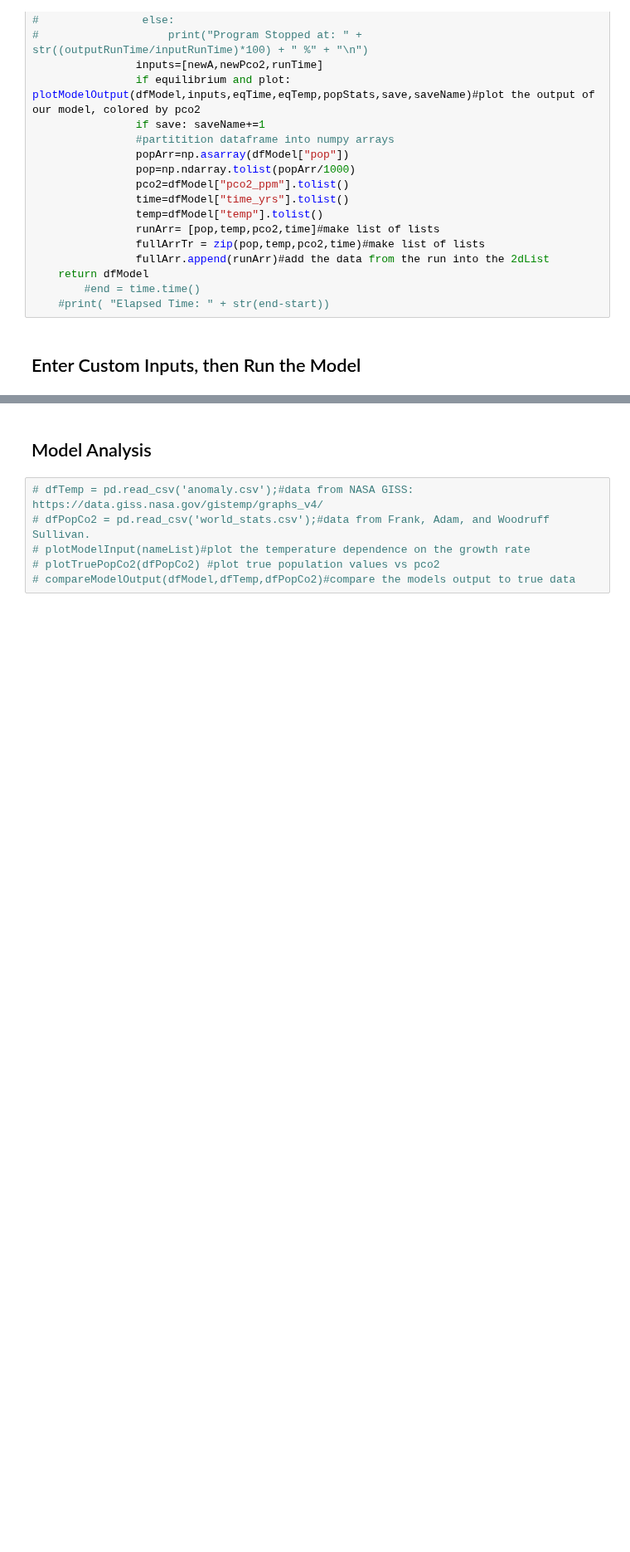
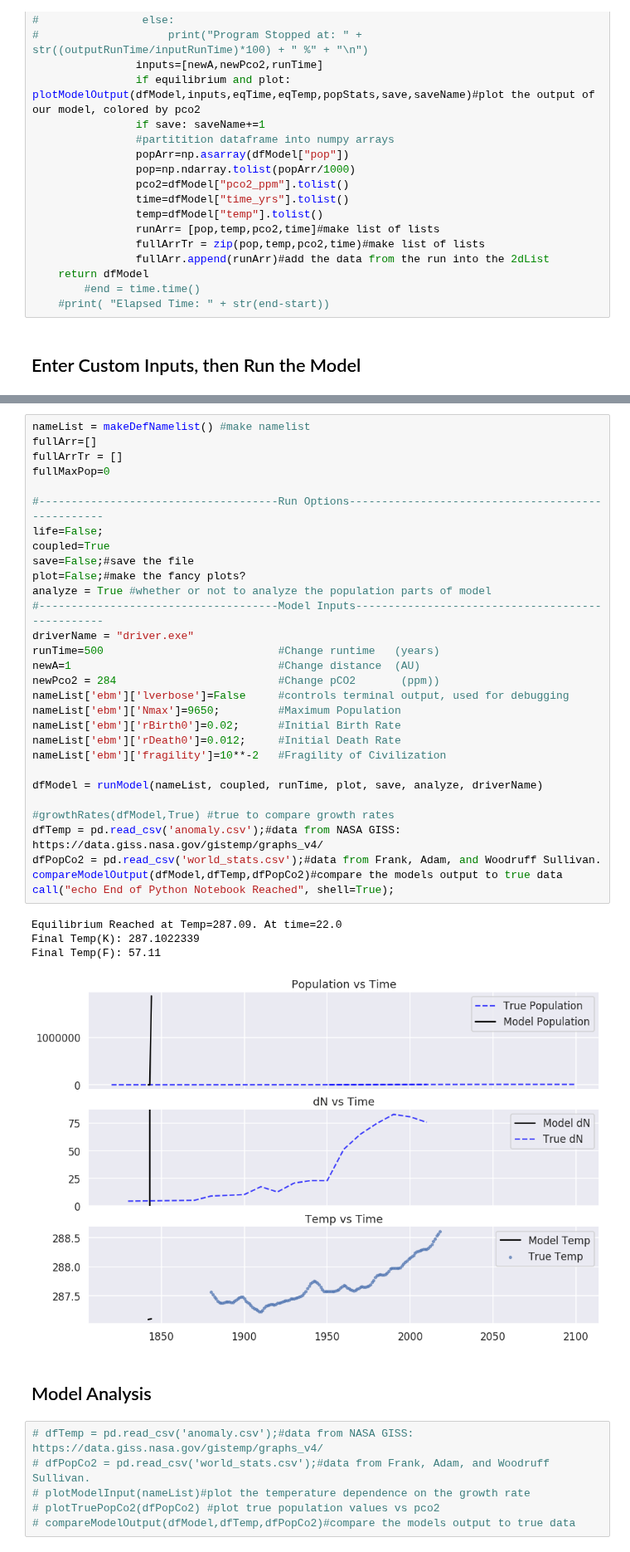
Before and after one commit to ethansav3/coupled_ebm, a Jupyter notebook: model/ebmFinal.ipynb, the cells around one changed output, grey strips where cells are left out. Shown at 83% size. Saved outputs shown, nothing was run; the diff lists cells and outputs as text; blank space fills up the shorter version.

```diff
--- a/model/ebmFinal.ipynb
+++ b/model/ebmFinal.ipynb
@@ -178,3 +128,38 @@ Final Temp(F): 66.0
+# %%
+nameList = makeDefNamelist() #make namelist
+fullArr=[]
+fullArrTr = []
+fullMaxPop=0
+
+#-------------------------------------Run Options--------------------------------------------------
+life=False;
+coupled=True
+save=False;#save the file
+plot=False;#make the fancy plots?
+analyze = True #whether or not to analyze the population parts of model
+#-------------------------------------Model Inputs-------------------------------------------------
+driverName = "driver.exe"
+runTime=500                           #Change runtime   (years)
+newA=1                                #Change distance  (AU)
+newPco2 = 284                         #Change pCO2       (ppm))
+nameList['ebm']['lverbose']=False     #controls terminal output, used for debugging
+nameList['ebm']['Nmax']=9650;         #Maximum Population
+nameList['ebm']['rBirth0']=0.02;      #Initial Birth Rate
+nameList['ebm']['rDeath0']=0.012;     #Initial Death Rate
+nameList['ebm']['fragility']=10**-2   #Fragility of Civilization
+
+dfModel = runModel(nameList, coupled, runTime, plot, save, analyze, driverName)
+
+#growthRates(dfModel,True) #true to compare growth rates
+dfTemp = pd.read_csv('anomaly.csv');#data from NASA GISS: https://data.giss.nasa.gov/gistemp/graphs_v4/
+dfPopCo2 = pd.read_csv('world_stats.csv');#data from Frank, Adam, and Woodruff Sullivan.
+compareModelOutput(dfModel,dfTemp,dfPopCo2)#compare the models output to true data
+call("echo End of Python Notebook Reached", shell=True);
+# %% [output]
+Equilibrium Reached at Temp=287.09. At time=22.0
+Final Temp(K): 287.1022339
+Final Temp(F): 57.11
+[figure, added]
 # %% [markdown]
 ## Model Analysis
 # %%
```
Also changed, not shown: parts of 2 cells of this notebook, 2 other files.
